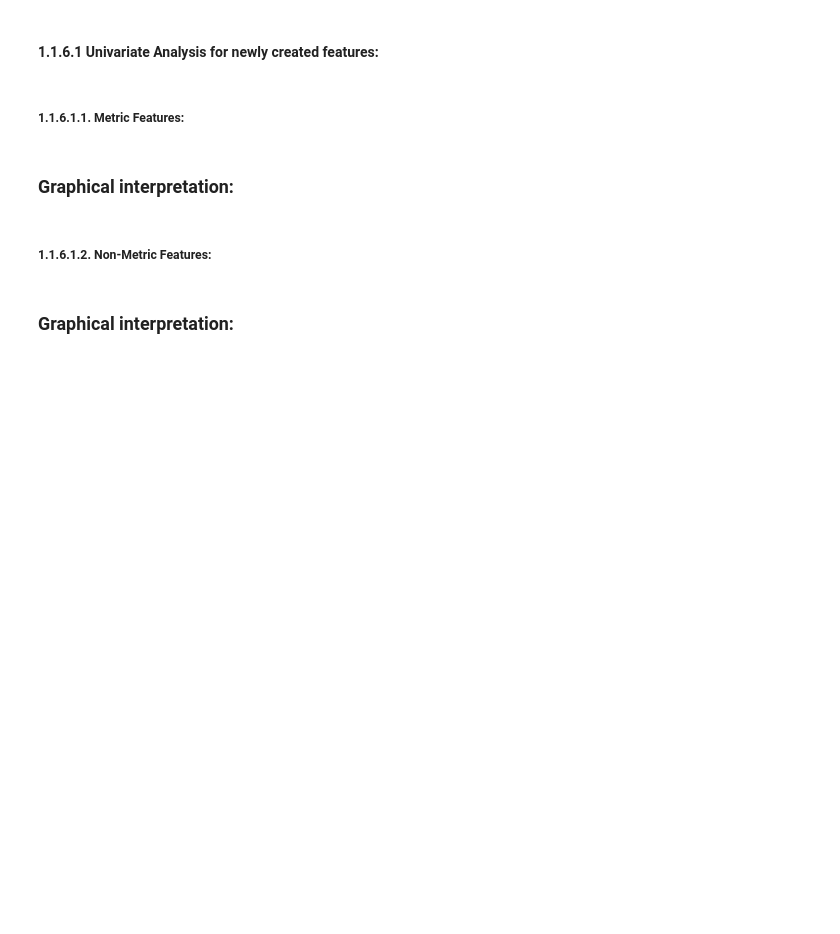
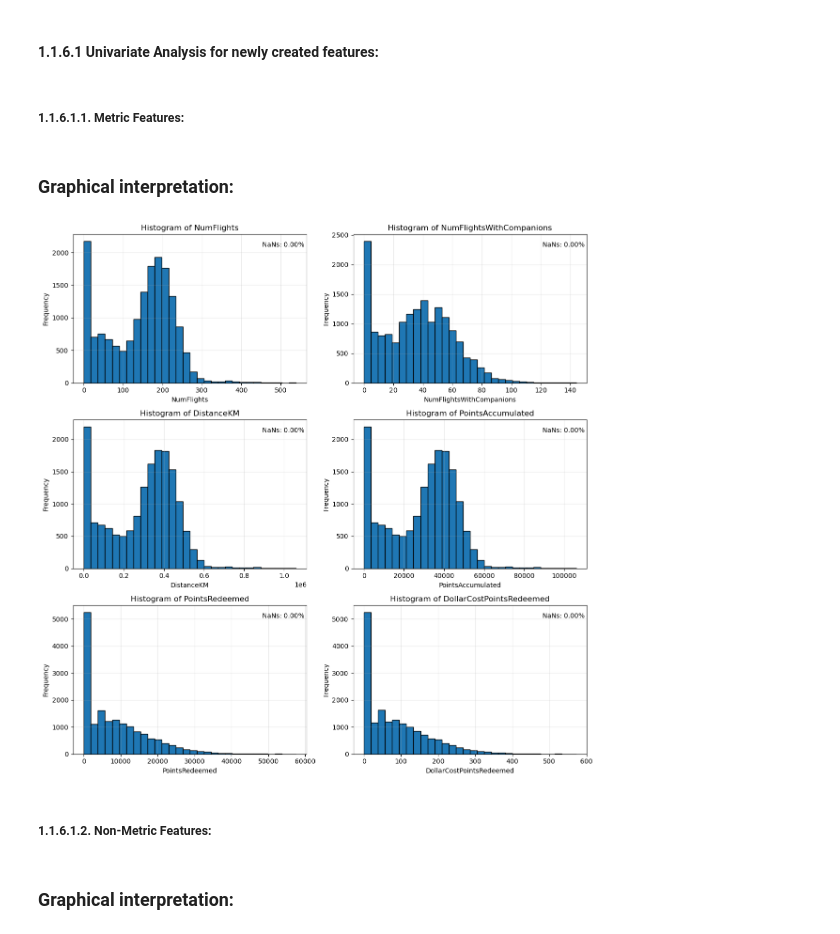
Before and after one commit to ammarCanc/Data-Mining-Project, a Jupyter notebook: DM_project_combined.ipynb, the cells around one changed output. Saved outputs shown, nothing was run; the diff lists cells and outputs as text; code cells hidden in the pictures; blank space fills up the shorter version.

```diff
--- a/DM_project_combined.ipynb
+++ b/DM_project_combined.ipynb
@@ -36,0 +44,11 @@ flights_db.head()
+# %%
+flights_sum = flights_db.groupby('Loyalty#').agg({
+    'NumFlights': 'sum',
+    'NumFlightsWithCompanions': 'sum',
+    'DistanceKM': 'sum',
+    'PointsAccumulated': 'sum',
+    'PointsRedeemed': 'sum',
+    'DollarCostPointsRedeemed': 'sum'
+}).reset_index()
+customers_detailed = pd.merge(customers_db, flights_sum, on="Loyalty#", how="left")
+customers_detailed[customers_detailed["Loyalty#"]==711864]["NumFlights"]
@@ -36,0 +60,11 @@ flights_db.head()
+# %%
+# List of new columns to fill with 0
+new_cols = ['NumFlights', 'NumFlightsWithCompanions', 'DistanceKM',
+            'PointsAccumulated', 'PointsRedeemed', 'DollarCostPointsRedeemed']
+
+# Fill NaN values in the new columns with 0
+customers_detailed[new_cols] = customers_detailed[new_cols].fillna(0)
+
+# Optional: Convert relevant columns to integer type (e.g., counts and points)
+int_cols = ['NumFlights', 'NumFlightsWithCompanions']
+customers_detailed[int_cols] = customers_detailed[int_cols].astype(int)
@@ -73,8 +115,12 @@ def plot_histograms_side_by_side(df, cols, bins=30, figsize=(12, 4)):
 
     plt.tight_layout()
     plt.show()
-# %% [markdown]
-### Graphical interpretation:
+# %% [markdown]
+### Graphical interpretation:
+# %%
+plot_histograms_side_by_side(customers_detailed, new_cols)
+# %% [output]
+[figure, added]
 # %% [markdown]
 ##### 1.1.6.1.2. Non-Metric Features:
 # %%
```
Also changed, not shown: parts of 33 cells of this notebook, 1 other file.
